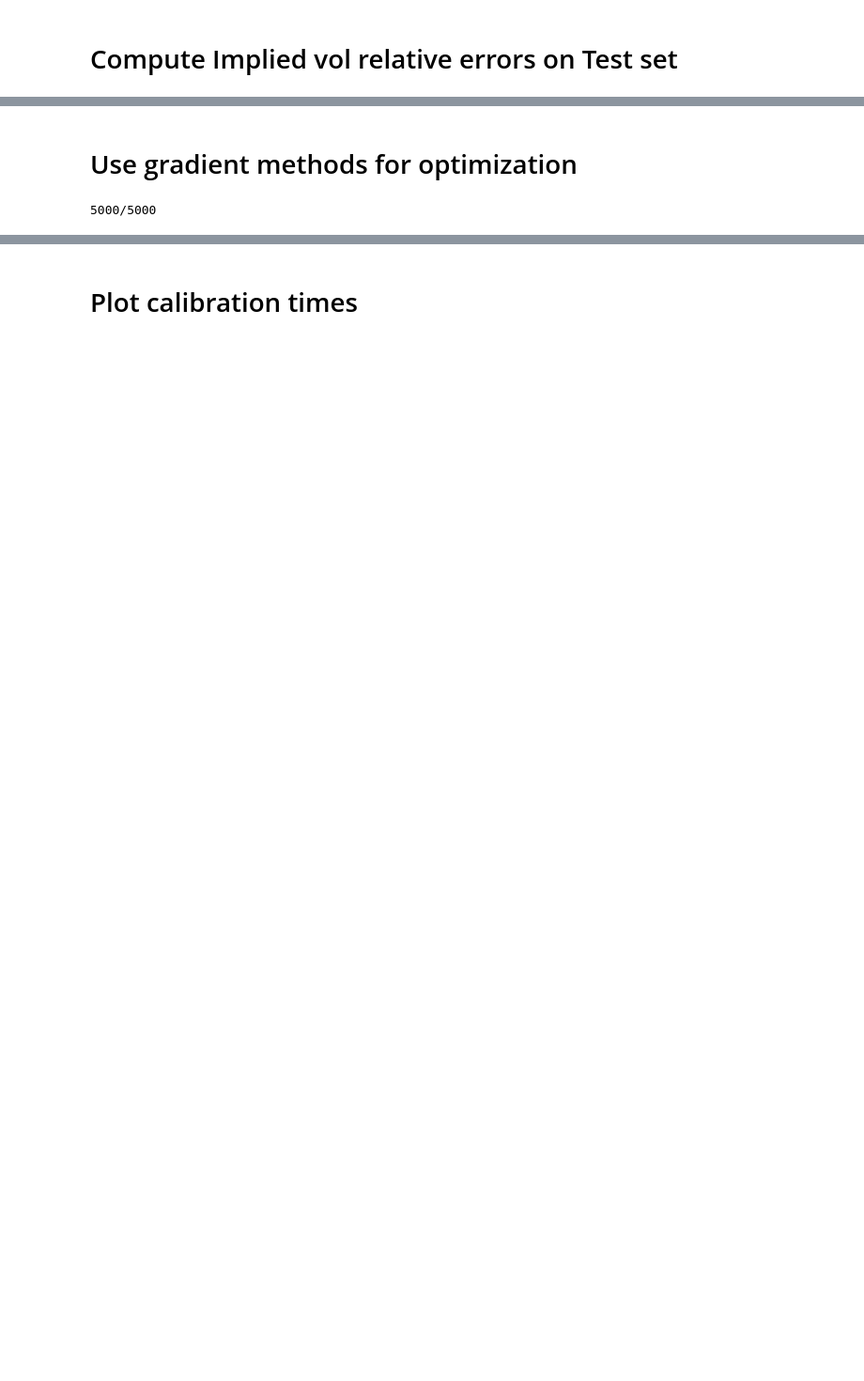
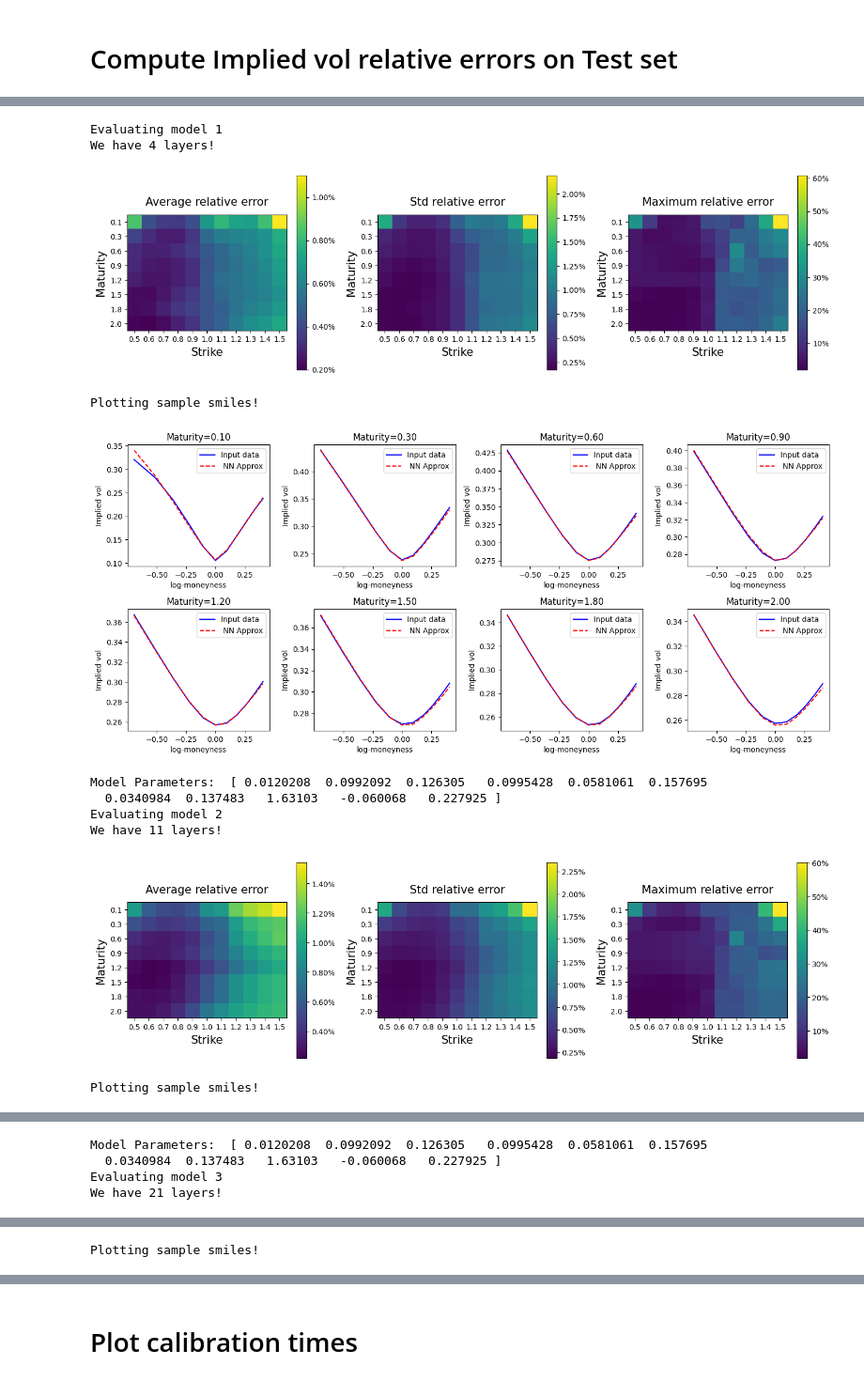
Before and after one commit to drsnuggles8/MLI-paper, a Jupyter notebook: new_mine.ipynb, the cells around one changed output, grey strips where cells are left out. Shown at 94% size. Cells and saved outputs as stored; diff of their text form; code cells hidden in the pictures; blank space fills up the shorter version.

```diff
--- a/new_mine.ipynb
+++ b/new_mine.ipynb
@@ -145,7 +358,13 @@ Epoch 229: early stopping
 # %%
-NNParameters = []
-for i in range(1,len(modelGEN.layers)):
-    NNParameters.append(modelGEN.layers[i].get_weights())
+# NNParameters = []
+# for i in range(1,len(modelGEN.layers)):
+#     NNParameters.append(modelGEN.layers[i].get_weights())
+
+def get_model_parameters(model):
+    NNParameters = []
+    for layer in model.layers[1:]:  # Skip the input layer
+        NNParameters.append(layer.get_weights())
+    return NNParameters
 # %% [markdown]
 # Hardcode the Neural Network in NUMPY for performance improvement
 # %%
@@ -345,2 +542,0 @@ Model Parameters:  [ 0.0120208  0.0992092  0.126305   0.0995428  0.0581061  0.15
-# %% [markdown]
-# Use gradient methods for optimization
@@ -357,39 +543,14 @@ def JacobianLS(x,sample_ind):
-# %%
-CalibratedParameters = []
-Timing = []
-solutions = np.zeros([4,NumParameters])
-times = np.zeros(4)
-init = np.zeros(NumParameters)
-
-for i in range(5000):
-    disp = str(i+1)+"/5000"
-    print(disp,end="\r")
-    #L-BFGS-B
-    start = time.perf_counter()
-    I = scipy.optimize.minimize(CostFunc, x0=init, args=i, method='L-BFGS-B', jac=Jacobian, tol=1E-10, options={"maxiter":5000})
-    end = time.perf_counter()
-    solutions[0,:] = myinverse(I.x)
-    times[0] = end - start
-    #SLSQP
-    start = time.perf_counter()
-    I = scipy.optimize.minimize(CostFunc, x0=init, args=i, method='SLSQP', jac=Jacobian, tol=1E-10, options={"maxiter":5000})
-    end = time.perf_counter()
-    solutions[1,:] = myinverse(I.x)
-    times[1] = end - start
-    #BFGS
-    start = time.perf_counter()
-    I = scipy.optimize.minimize(CostFunc, x0=init, args=i, method='BFGS', jac=Jacobian, tol=1E-10, options={"maxiter":5000})
-    end = time.perf_counter()
-    solutions[2,:] = myinverse(I.x)
-    times[2] = end - start
-    #Levenberg-Marquardt
-    start = time.perf_counter()
-    I = scipy.optimize.least_squares(CostFuncLS, init, JacobianLS, args=(i,), gtol=1E-10)
-    end = time.perf_counter()
-    solutions[3,:] = myinverse(I.x)
-    times[3] = end - start
-
-    CalibratedParameters.append(np.copy(solutions))
-    Timing.append(np.copy(times))
-# %% [output]
-5000/5000
+# %%
+params, timing = evaluate_models(trained_models, configs, X_test, y_test_transform, strikes, maturities)
+# %% [output]
+Evaluating model 1
+We have 4 layers!
+[figure, added]
+Plotting sample smiles!
+[figure, added]
+Model Parameters:  [ 0.0120208  0.0992092  0.126305   0.0995428  0.0581061  0.157695
+  0.0340984  0.137483   1.63103   -0.060068   0.227925 ]
+Evaluating model 2
+We have 11 layers!
+[figure, added]
+Plotting sample smiles!
@@ -395,0 +558,4 @@ for i in range(5000):
+Model Parameters:  [ 0.0120208  0.0992092  0.126305   0.0995428  0.0581061  0.157695
+  0.0340984  0.137483   1.63103   -0.060068   0.227925 ]
+Evaluating model 3
+We have 21 layers!
@@ -395,0 +563 @@ for i in range(5000):
+Plotting sample smiles!
```
Also changed, not shown: parts of 36 cells of this notebook, 3 other files.
